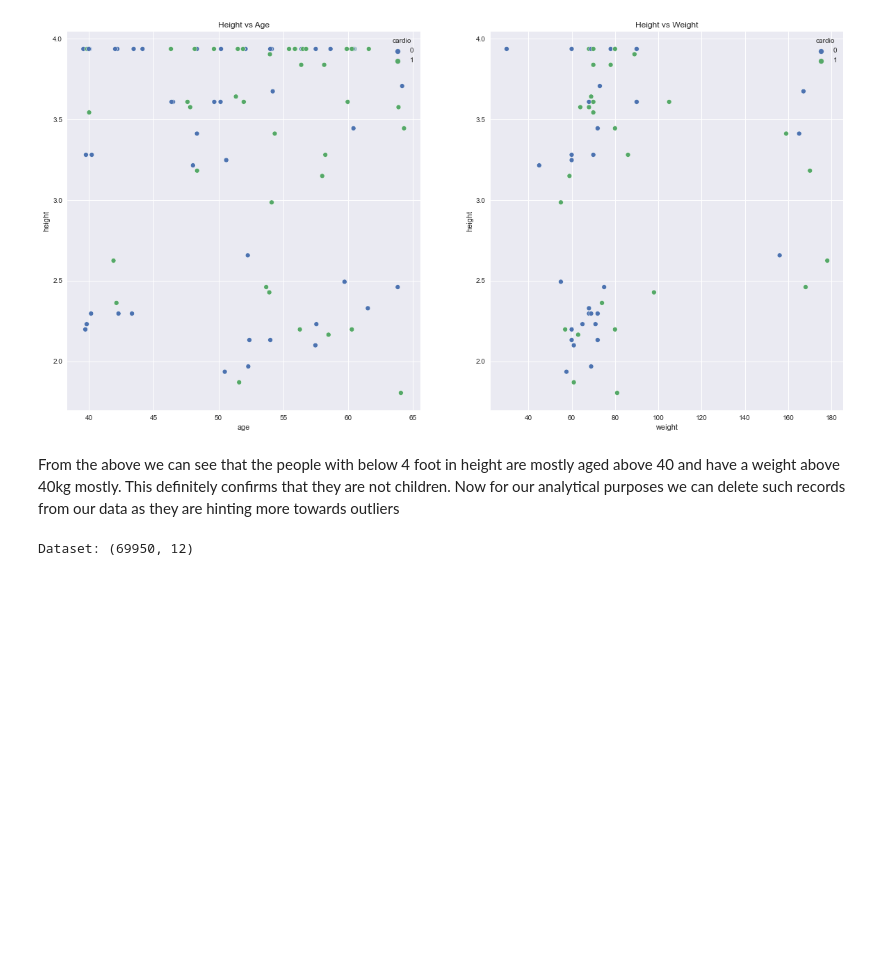
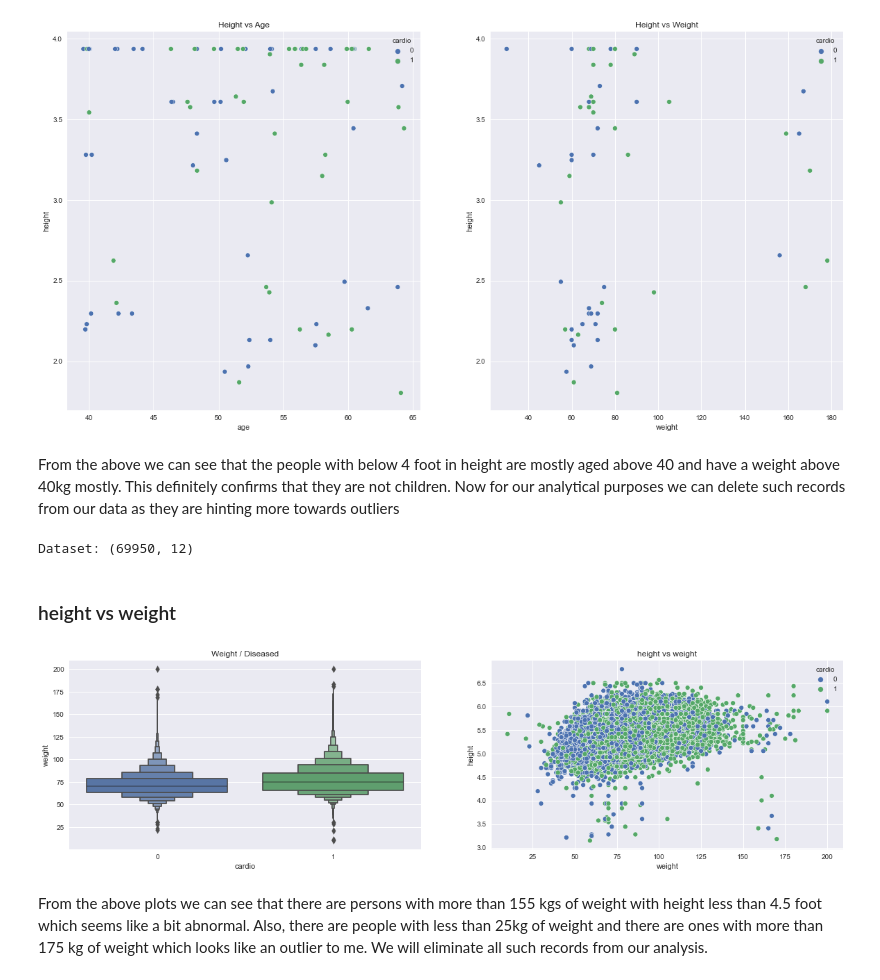
Before and after one commit to Aditya-Ramachandran/cardiovascular-disease-detection, a Jupyter notebook: EDA 1.ipynb, the cells around one changed output. Saved outputs shown, nothing was run; the diff lists cells and outputs as text; code cells hidden in the pictures; blank space fills up the shorter version.

Commit message:
weight and height outliers removed

```diff
--- a/EDA 1.ipynb
+++ b/EDA 1.ipynb
@@ -164,3 +164,16 @@ data.drop(index = list(data[filt].index),inplace=True)
 print(f'Dataset: {data.shape}')
 # %% [output]
 Dataset: (69950, 12)
+# %% [markdown]
+### height vs weight
+# %%
+fig, (ax1,ax2) = plt.subplots(1,2, figsize=(20,5))
+sns.boxenplot(data['cardio'],(data['weight']),ax=ax1)
+ax1.set_title('Weight / Diseased')
+sns.scatterplot(data['weight'],data['height'],ax=ax2,hue=data['cardio'])
+ax2.set_title('height vs weight')
+plt.show()
+# %% [output]
+[figure, added]
+# %% [markdown]
+From the above plots we can see that there are persons with more than 155 kgs of weight with height less than 4.5 foot which seems like a bit abnormal. Also, there are people with less than 25kg of weight and there are ones with more than 175 kg of weight which looks like an outlier to me. We will eliminate all such records from our analysis.
```
Also changed, not shown: parts of 1 cell of this notebook.
